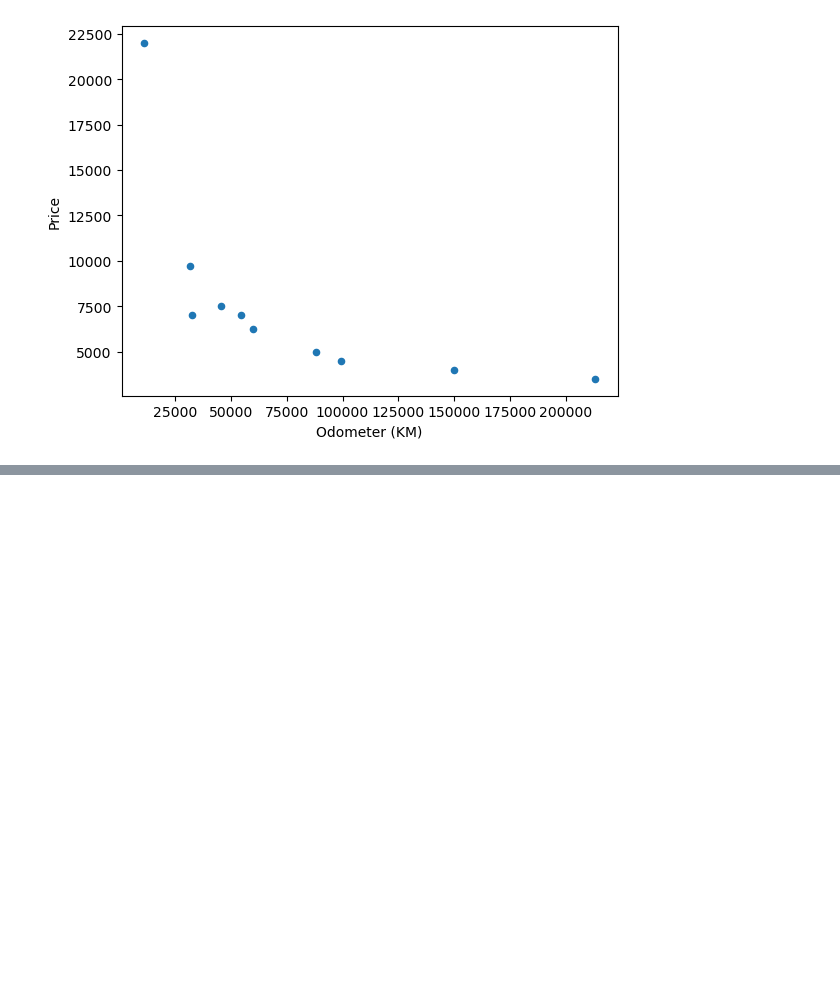
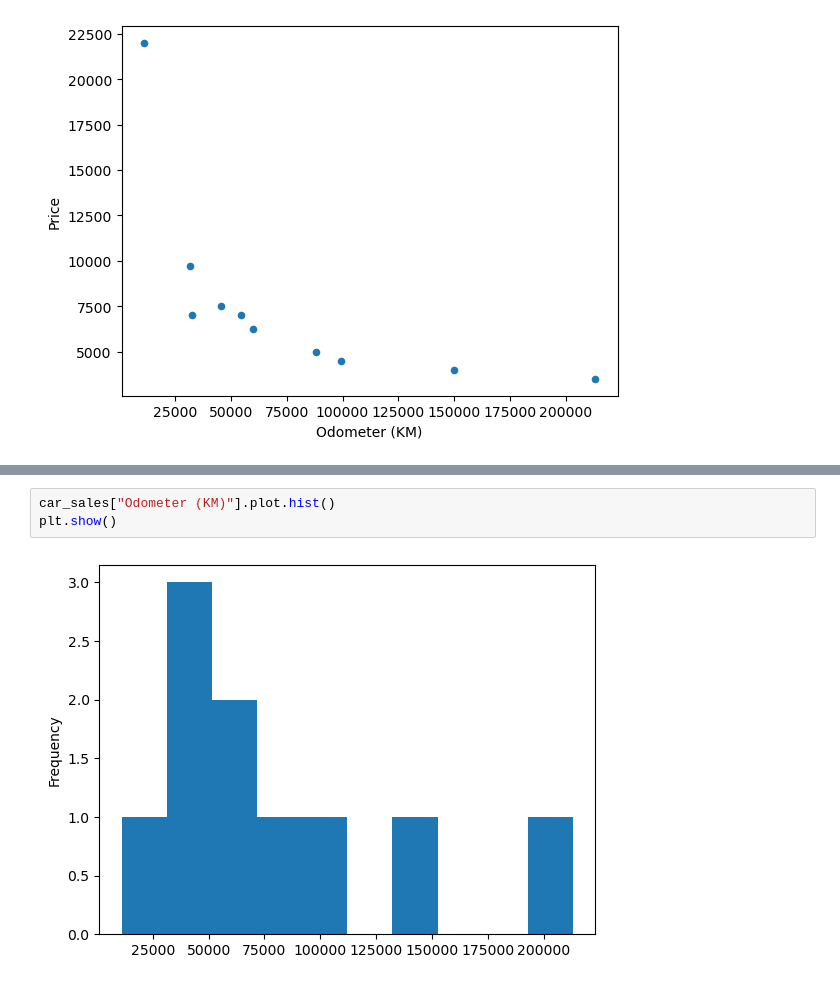
Before and after one commit to HassanKhan123/numpy-pandas-matplotlib, a Jupyter notebook: matplotlib.ipynb, the cells around one changed output, grey strips where cells are left out. Drawn from its saved outputs; the diff is of its cells as text; blank space fills up the shorter version.

```diff
--- a/matplotlib.ipynb
+++ b/matplotlib.ipynb
@@ -252,0 +297,5 @@ plt.show()
+# %%
+car_sales["Odometer (KM)"].plot.hist()
+plt.show()
+# %% [output]
+[figure, added]
```
Also changed, not shown: parts of 13 cells of this notebook.
